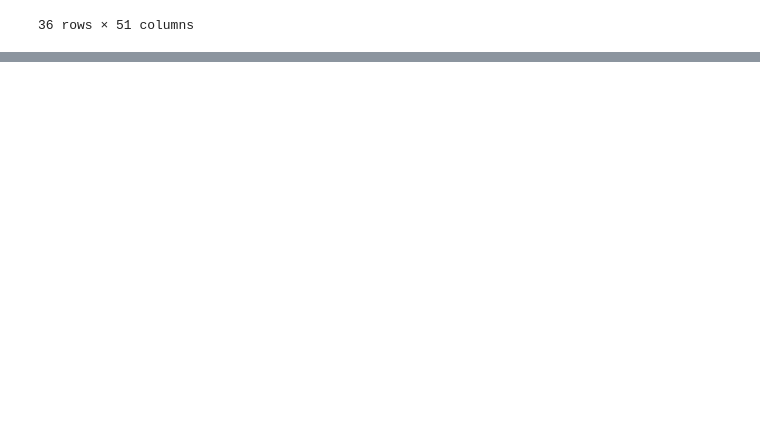
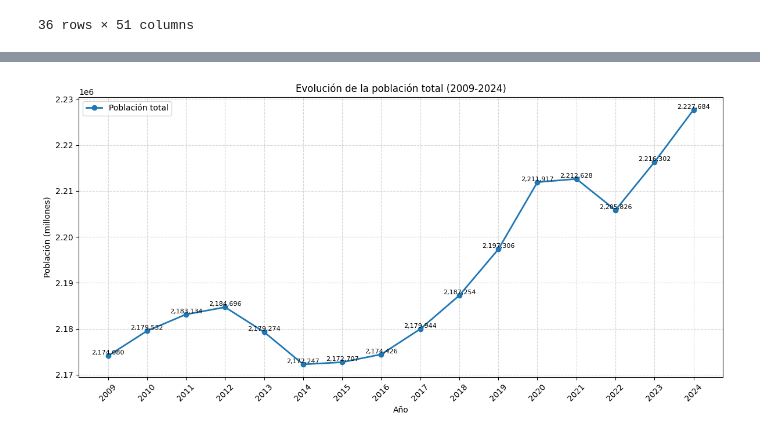
Before and after one commit to Leire2026/EDA, a Jupyter notebook: Presentacion.ipynb, the cells around one changed output, grey strips where cells are left out. Cells and saved outputs as stored; diff of their text form; code cells hidden in the pictures; blank space fills up the shorter version.

```diff
--- a/Presentacion.ipynb
+++ b/Presentacion.ipynb
@@ -520,0 +562,6 @@ A la luz de los dos análisis realizados, y de las gráficas elaboradas, se pued
+# %%
+filas_interes = [0, 76, 77, 78, 91]
+
+evolucion_pob = ine_dep.loc[filas_interes].copy()
+
+evolucion_pob
@@ -520,0 +575,31 @@ A la luz de los dos análisis realizados, y de las gráficas elaboradas, se pued
+# %%
+
+# Seleccionar la fila de población total
+poblacion = evolucion_pob[evolucion_pob[" Parametro"] == "Pob_Total_Total"]
+
+# Años
+anios = evolucion_pob.columns[1:]
+
+# Valores
+valores = poblacion.iloc[0, 1:].astype(float)
+
+# Gráfica
+plt.figure(figsize=(12,6))
+plt.plot(anios, valores, marker='o', linewidth=2, label='Población total')
+
+# Añadir valores encima de cada punto
+for x, y in zip(anios, valores):
+    plt.text(x, y, f'{int(y):,}', ha='center', va='bottom', fontsize=8)
+
+# Personalización
+plt.title('Evolución de la población total (2009-2024)')
+plt.xlabel('Año')
+plt.ylabel('Población (millones)')
+plt.xticks(rotation=45)
+plt.grid(True, linestyle='--', alpha=0.5)
+plt.legend()
+
+plt.tight_layout()
+plt.show()
+# %% [output]
+[figure, added]
```
Also changed, not shown: parts of 21 cells of this notebook.
